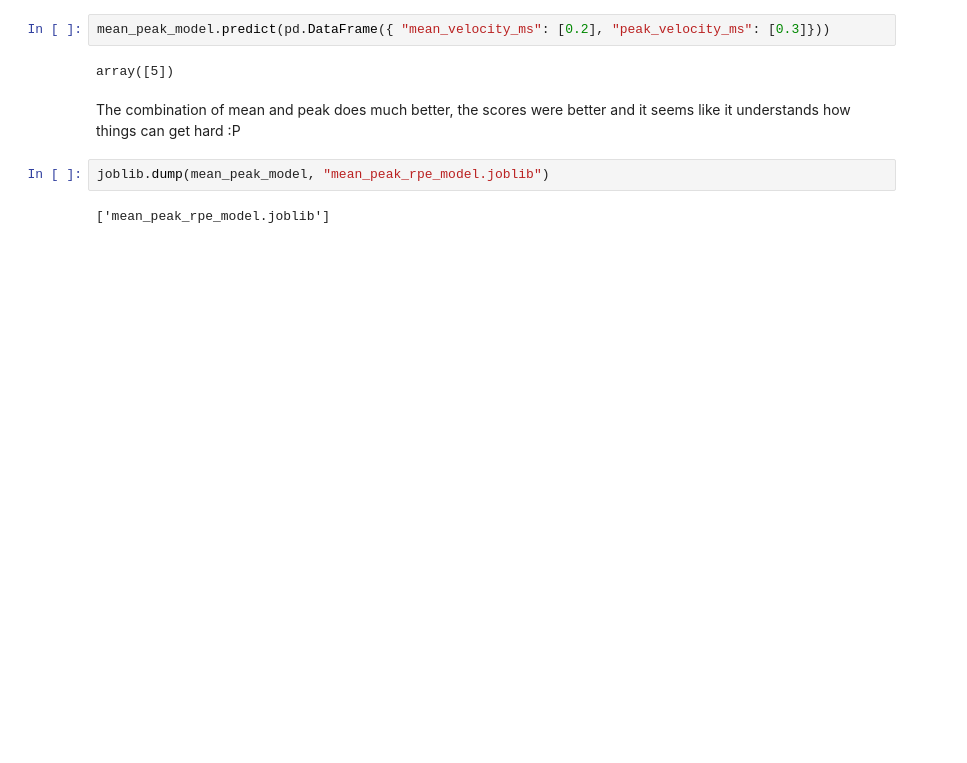
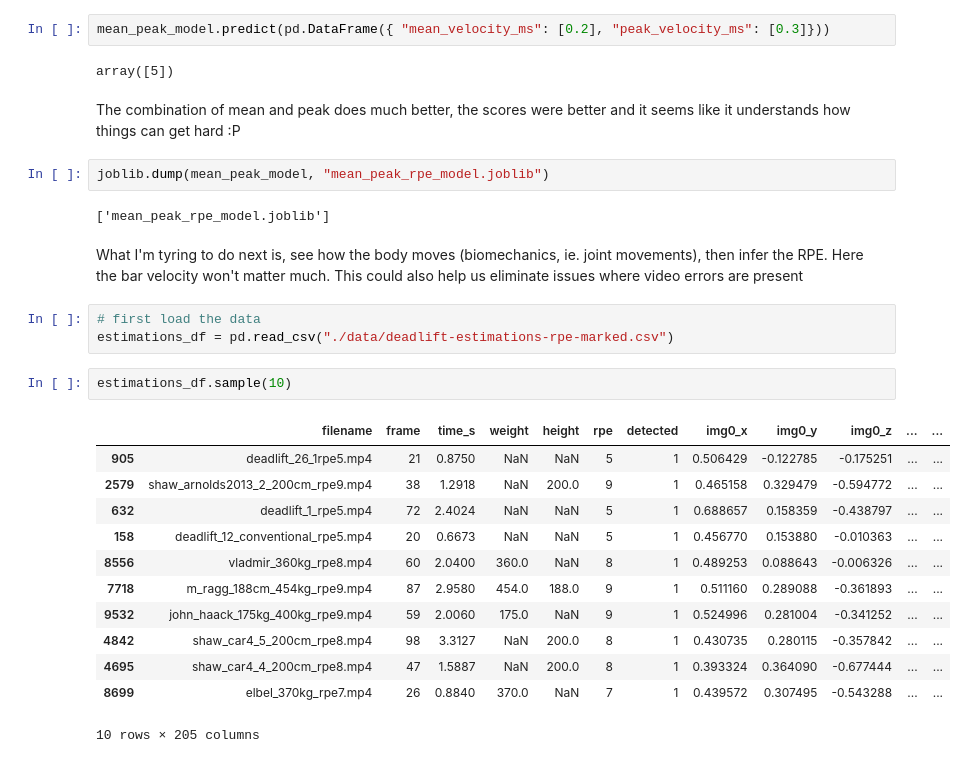
Before and after one commit to fullsterkur-ai/playground, a Jupyter notebook: lifting/velocity_rpe_model.ipynb, the cells around one changed output. Saved outputs shown, nothing was run; the diff lists cells and outputs as text; blank space fills up the shorter version.

```diff
--- a/lifting/velocity_rpe_model.ipynb
+++ b/lifting/velocity_rpe_model.ipynb
@@ -281,3 +283,23 @@ The combination of mean and peak does much better, the scores were better and it
 joblib.dump(mean_peak_model, "mean_peak_rpe_model.joblib")
 # %% [output]
 ['mean_peak_rpe_model.joblib']
+# %% [markdown]
+What I'm tyring to do next is, see how the body moves (biomechanics, ie. joint movements), then infer the RPE. Here the bar velocity won't matter much. This could also help us eliminate issues where video errors are present
+# %%
+# first load the data
+estimations_df = pd.read_csv("./data/deadlift-estimations-rpe-marked.csv")
+# %%
+estimations_df.sample(10)
+# %% [output]
+|  | filename | frame | time_s | weight | height | rpe | detected | img0_x | img0_y | img0_z | ... | ... |
+| 905 | deadlift_26_1rpe5.mp4 | 21 | 0.8750 | NaN | NaN | 5 | 1 | 0.506429 | -0.122785 | -0.175251 | ... | ... |
+| 2579 | shaw_arnolds2013_2_200cm_rpe9.mp4 | 38 | 1.2918 | NaN | 200.0 | 9 | 1 | 0.465158 | 0.329479 | -0.594772 | ... | ... |
+| 632 | deadlift_1_rpe5.mp4 | 72 | 2.4024 | NaN | NaN | 5 | 1 | 0.688657 | 0.158359 | -0.438797 | ... | ... |
+| 158 | deadlift_12_conventional_rpe5.mp4 | 20 | 0.6673 | NaN | NaN | 5 | 1 | 0.456770 | 0.153880 | -0.010363 | ... | ... |
+| 8556 | vladmir_360kg_rpe8.mp4 | 60 | 2.0400 | 360.0 | NaN | 8 | 1 | 0.489253 | 0.088643 | -0.006326 | ... | ... |
+| 7718 | m_ragg_188cm_454kg_rpe9.mp4 | 87 | 2.9580 | 454.0 | 188.0 | 9 | 1 | 0.511160 | 0.289088 | -0.361893 | ... | ... |
+| 9532 | john_haack_175kg_400kg_rpe9.mp4 | 59 | 2.0060 | 175.0 | NaN | 9 | 1 | 0.524996 | 0.281004 | -0.341252 | ... | ... |
+| 4842 | shaw_car4_5_200cm_rpe8.mp4 | 98 | 3.3127 | NaN | 200.0 | 8 | 1 | 0.430735 | 0.280115 | -0.357842 | ... | ... |
+| 4695 | shaw_car4_4_200cm_rpe8.mp4 | 47 | 1.5887 | NaN | 200.0 | 8 | 1 | 0.393324 | 0.364090 | -0.677444 | ... | ... |
+| 8699 | elbel_370kg_rpe7.mp4 | 26 | 0.8840 | 370.0 | NaN | 7 | 1 | 0.439572 | 0.307495 | -0.543288 | ... | ... |
+10 rows × 205 columns
```
Also changed, not shown: parts of 23 cells of this notebook, 2 other files.
